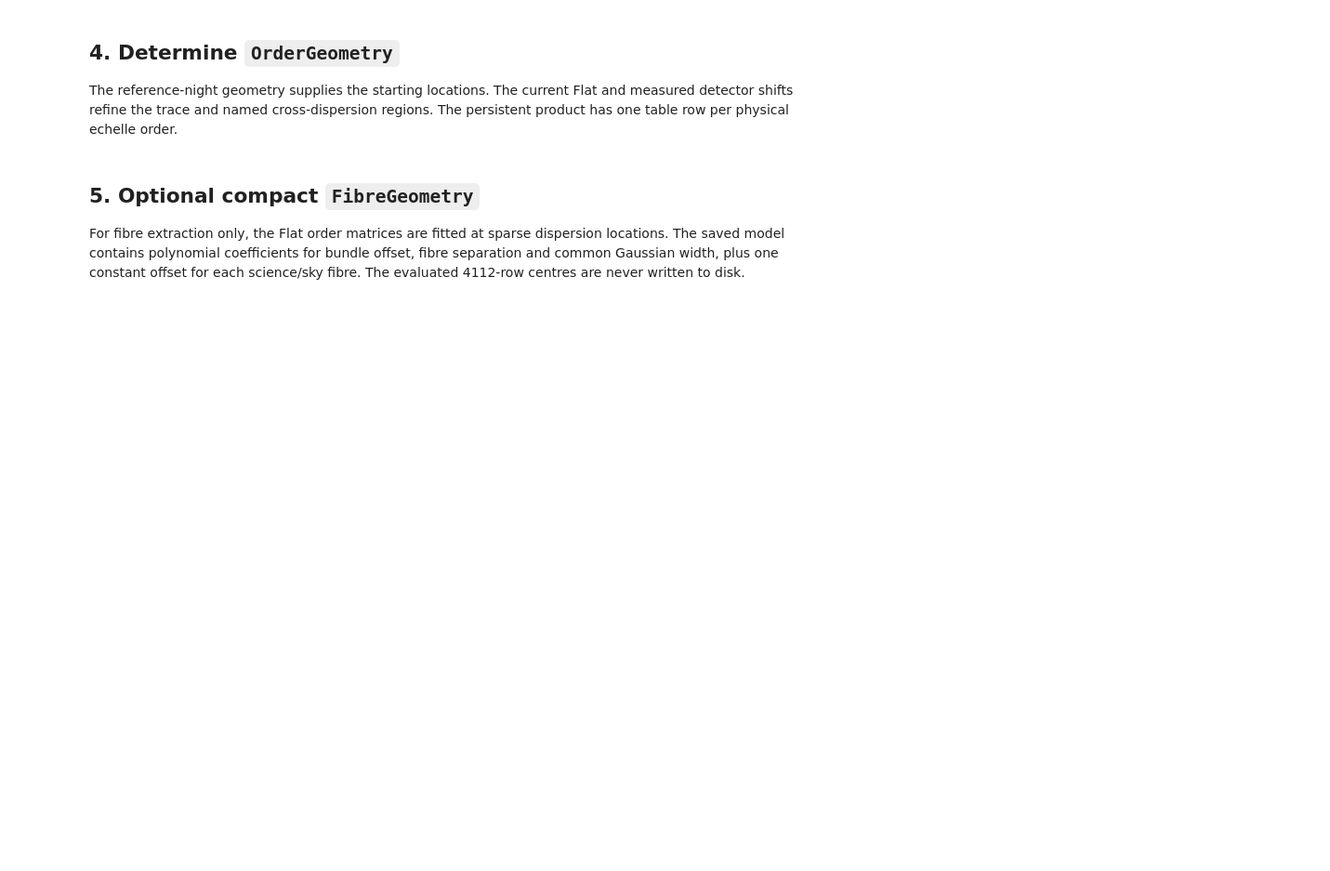
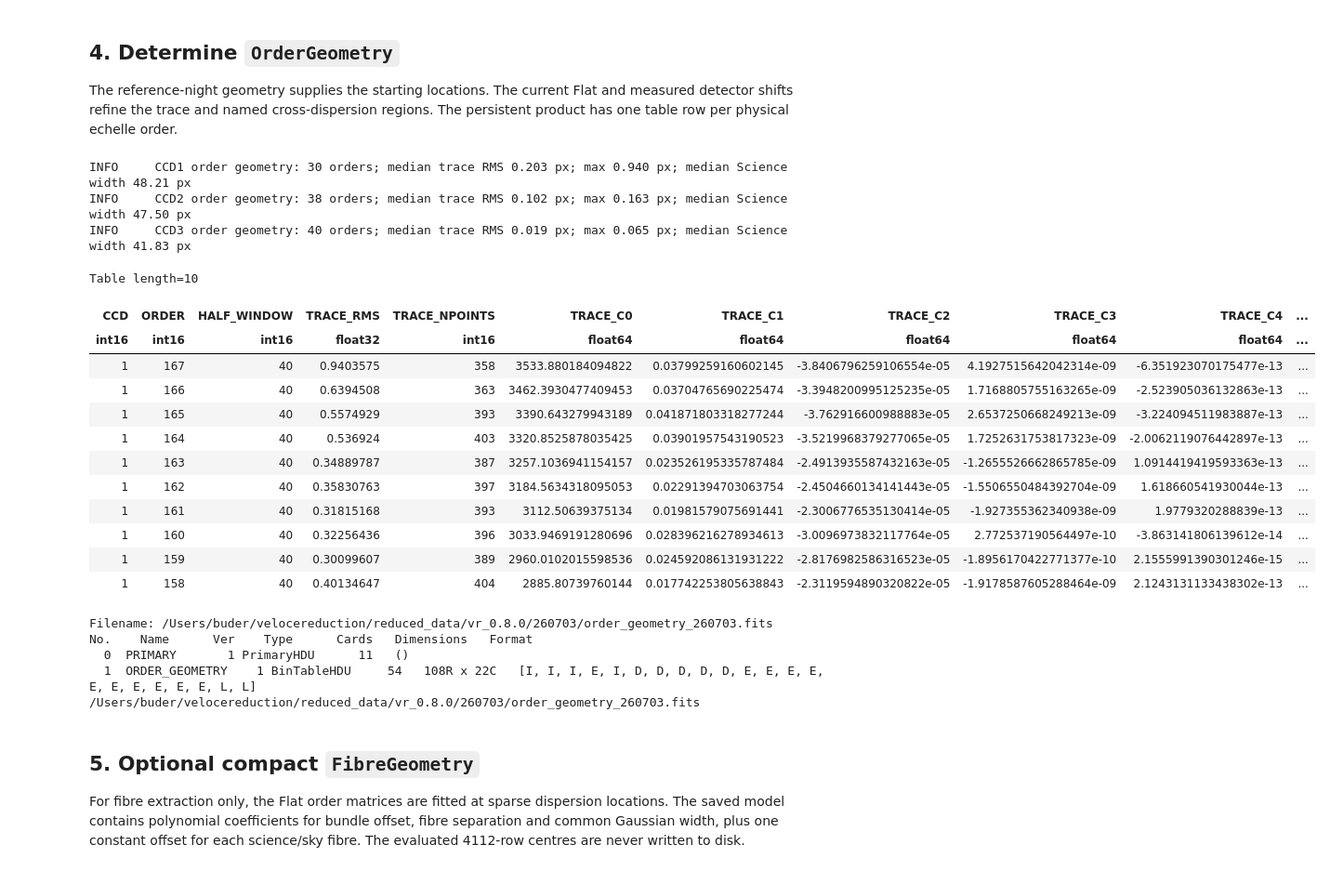
Before and after one commit to svenbuder/velocereduction, a Jupyter notebook: reduce_night.ipynb, the cells around one changed output. Shown at 93% size. Drawn from its saved outputs; the diff is of its cells as text; code cells hidden in the pictures; blank space fills up the shorter version.

```diff
--- a/reduce_night.ipynb
+++ b/reduce_night.ipynb
@@ -63,11 +163,32 @@ The reference-night geometry supplies the starting locations. The current Flat a
 # %%
 order_geometry = orders.determine_order_geometry(
     reduction_input, combined_flats, detector_shifts, config, paths
 )
 order_table = orders.order_geometry_table(order_geometry)
-display(order_table[:10])
-fits.info(paths.order_geometry)
-print(paths.order_geometry)
+
+flat_order_matrices = flat.extract_flat_order_matrices(combined_flats, order_geometry)
+# %% [output]
+INFO     CCD1 order geometry: 30 orders; median trace RMS 0.203 px; max 0.940 px; median Science width 48.21 px
+INFO     CCD2 order geometry: 38 orders; median trace RMS 0.102 px; max 0.163 px; median Science width 47.50 px
+INFO     CCD3 order geometry: 40 orders; median trace RMS 0.019 px; max 0.065 px; median Science width 41.83 px
+Table length=10
+| CCD | ORDER | HALF_WINDOW | TRACE_RMS | TRACE_NPOINTS | TRACE_C0 | TRACE_C1 | TRACE_C2 | TRACE_C3 | TRACE_C4 | ... |
+| int16 | int16 | int16 | float32 | int16 | float64 | float64 | float64 | float64 | float64 | ... |
+| 1 | 167 | 40 | 0.9403575 | 358 | 3533.880184094822 | 0.03799259160602145 | -3.8406796259106554e-05 | 4.1927515642042314e-09 | -6.351923070175477e-13 | ... |
+| 1 | 166 | 40 | 0.6394508 | 363 | 3462.3930477409453 | 0.03704765690225474 | -3.3948200995125235e-05 | 1.7168805755163265e-09 | -2.523905036132863e-13 | ... |
+| 1 | 165 | 40 | 0.5574929 | 393 | 3390.643279943189 | 0.041871803318277244 | -3.762916600988883e-05 | 2.6537250668249213e-09 | -3.224094511983887e-13 | ... |
+| 1 | 164 | 40 | 0.536924 | 403 | 3320.8525878035425 | 0.03901957543190523 | -3.5219968379277065e-05 | 1.7252631753817323e-09 | -2.0062119076442897e-13 | ... |
+| 1 | 163 | 40 | 0.34889787 | 387 | 3257.1036941154157 | 0.023526195335787484 | -2.4913935587432163e-05 | -1.2655526662865785e-09 | 1.0914419419593363e-13 | ... |
+| 1 | 162 | 40 | 0.35830763 | 397 | 3184.5634318095053 | 0.02291394703063754 | -2.4504660134141443e-05 | -1.5506550484392704e-09 | 1.618660541930044e-13 | ... |
+| 1 | 161 | 40 | 0.31815168 | 393 | 3112.50639375134 | 0.01981579075691441 | -2.3006776535130414e-05 | -1.927355362340938e-09 | 1.9779320288839e-13 | ... |
+| 1 | 160 | 40 | 0.32256436 | 396 | 3033.9469191280696 | 0.028396216278934613 | -3.0096973832117764e-05 | 2.772537190564497e-10 | -3.863141806139612e-14 | ... |
+| 1 | 159 | 40 | 0.30099607 | 389 | 2960.0102015598536 | 0.024592086131931222 | -2.8176982586316523e-05 | -1.8956170422771377e-10 | 2.1555991390301246e-15 | ... |
+| 1 | 158 | 40 | 0.40134647 | 404 | 2885.80739760144 | 0.017742253805638843 | -2.3119594890320822e-05 | -1.9178587605288464e-09 | 2.1243131133438302e-13 | ... |
+Filename: /Users/buder/velocereduction/reduced_data/vr_0.8.0/260703/order_geometry_260703.fits
+No.    Name      Ver    Type      Cards   Dimensions   Format
+  0  PRIMARY       1 PrimaryHDU      11   ()
+  1  ORDER_GEOMETRY    1 BinTableHDU     54   108R x 22C   [I, I, I, E, I, D, D, D, D, D, E, E, E, E, E, E, E, E, E, E, L, L]
+/Users/buder/velocereduction/reduced_data/vr_0.8.0/260703/order_geometry_260703.fits
 # %% [markdown]
 ## 5. Optional compact `FibreGeometry`
 
```
Also changed, not shown: parts of 11 cells of this notebook, 3 other files.
